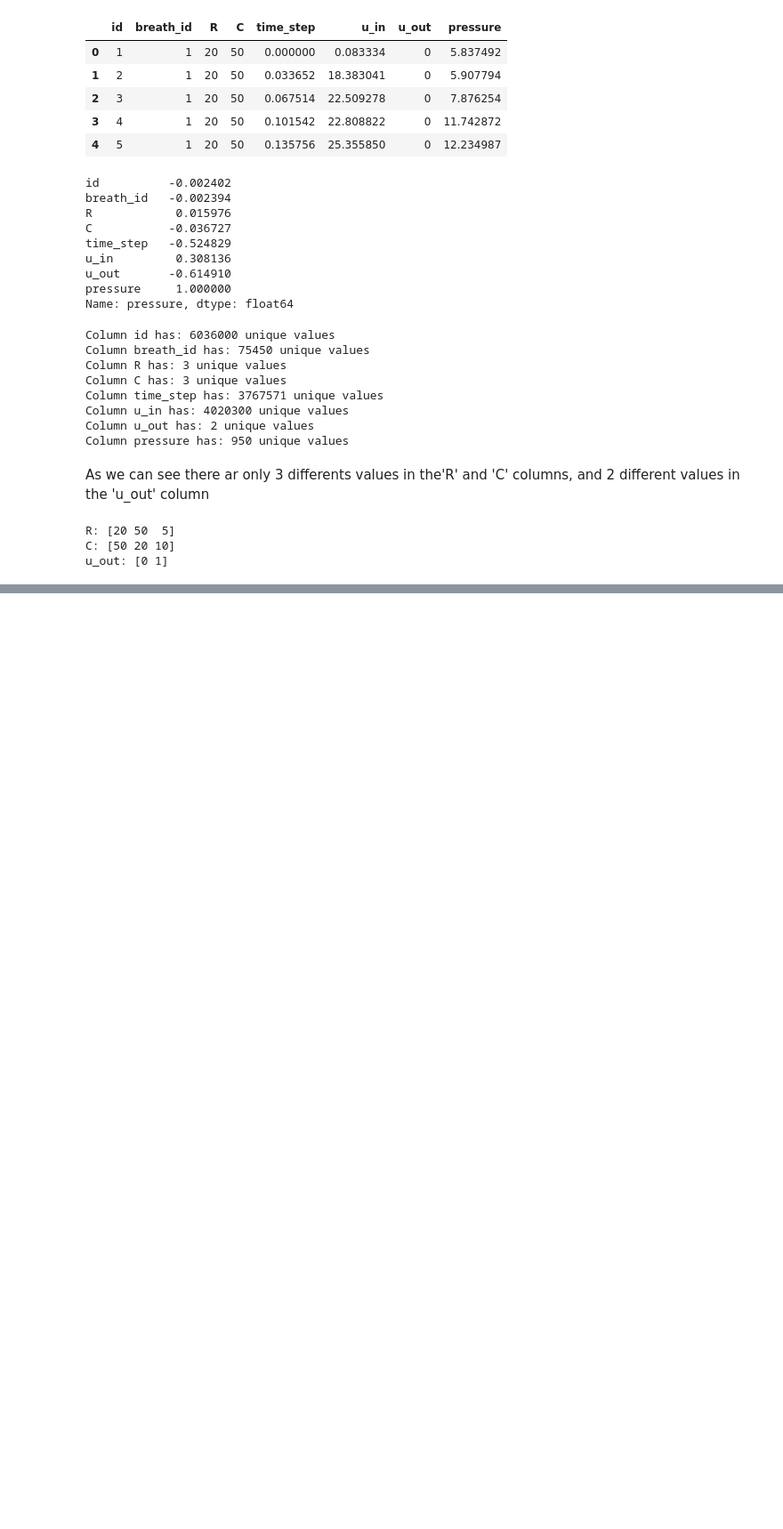
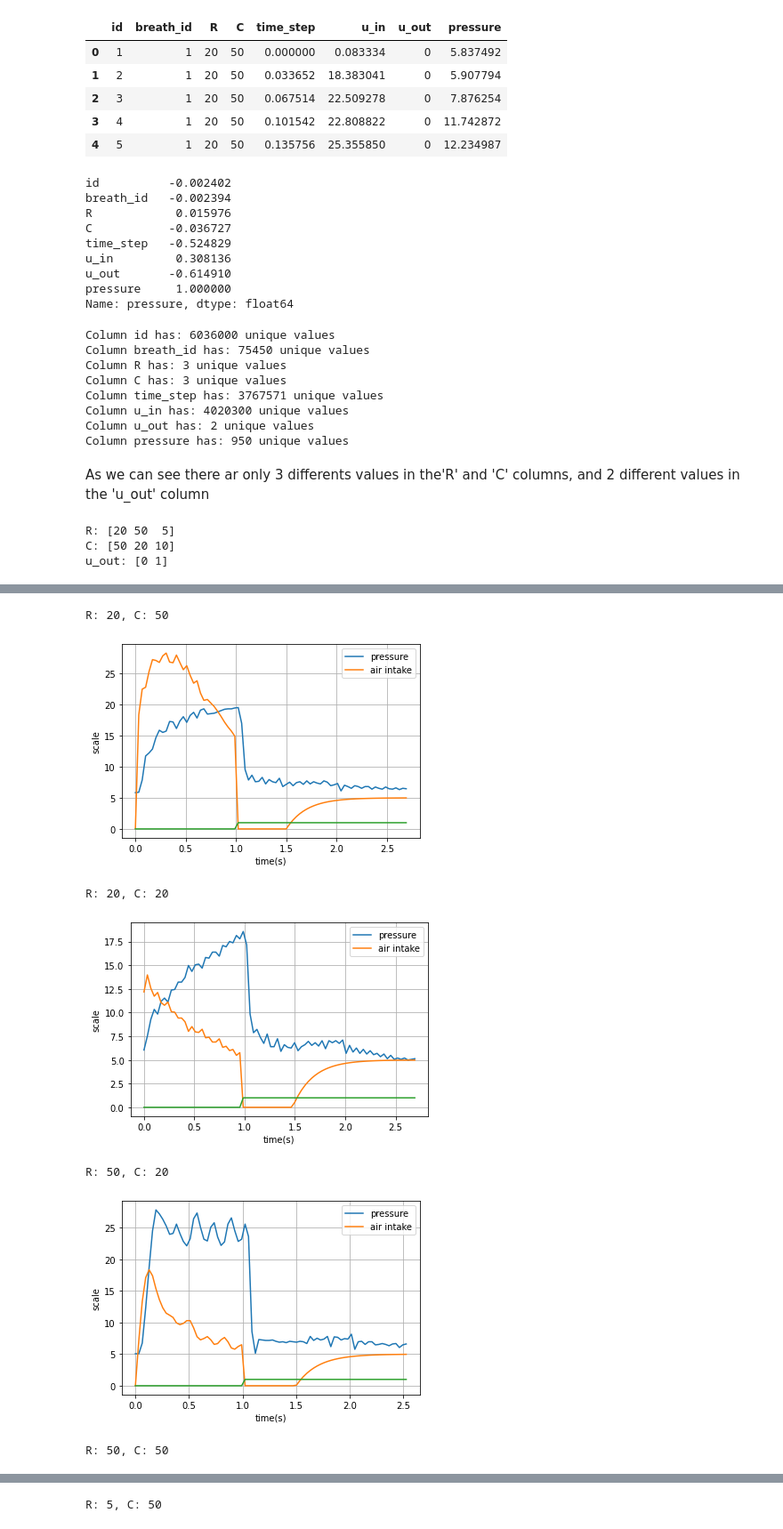
Before and after one commit to lucas1606/Google-Brain---Ventilator-Pressure-Prediction, a Jupyter notebook: EDA.ipynb, the cells around one changed output, grey strips where cells are left out. Shown at 89% size. Cells and saved outputs as stored; diff of their text form; code cells hidden in the pictures; blank space fills up the shorter version.

```diff
--- a/EDA.ipynb
+++ b/EDA.ipynb
@@ -90,5 +77,0 @@ U0_R5_C10.loc[U0_R5_C10['breath_id'] == 23][['time_step', 'u_in',  'pressure']].
-# %%
-id = 560
-df = train[train.breath_id==id]
-df[['time_step', 'pressure', 'u_in', 'u_out']].plot()
-print(f'R: {df.R.min()}, C: {df.C.max()}')
@@ -133,0 +91,11 @@ R: 50, C: 10
+# %%
+for i in list(train.breath_id.unique()[0:5]):
+    plot_graph(i)
+# %% [output]
+R: 20, C: 50
+[figure, added]
+R: 20, C: 20
+[figure, added]
+R: 50, C: 20
+[figure, added]
+R: 50, C: 50
@@ -133,0 +103 @@ R: 50, C: 10
+R: 5, C: 50
```
Also changed, not shown: parts of 13 cells of this notebook.
